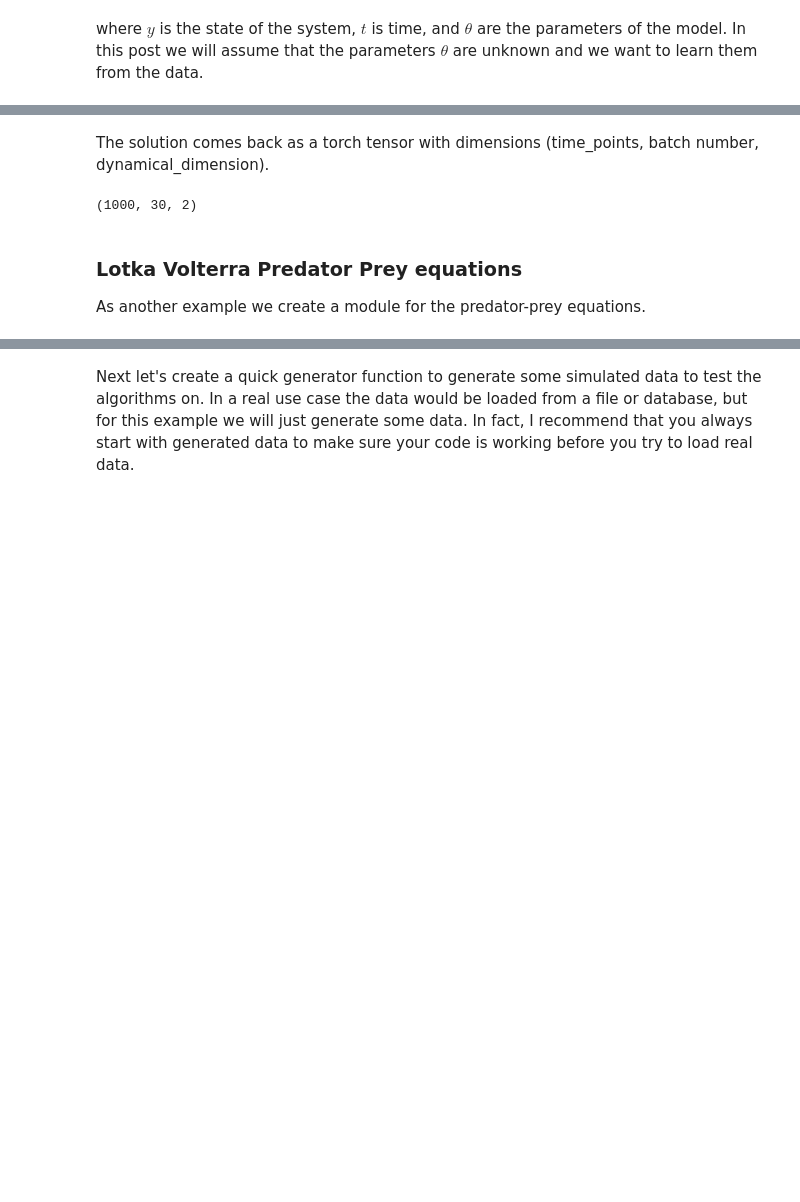
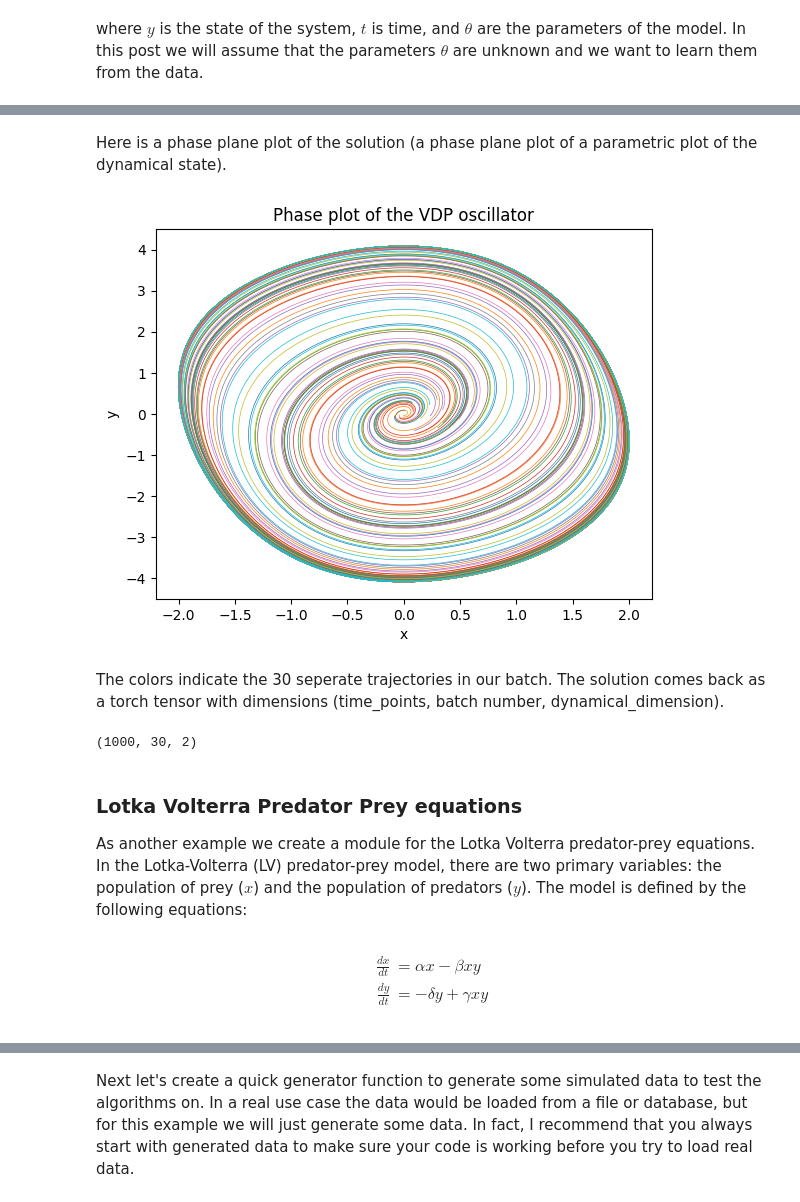
Before and after one commit to khannay/paramfittorchdemo, a Jupyter notebook: nbs/00_training.ipynb, the cells around one changed output, grey strips where cells are left out. Drawn from its saved outputs; the diff is of its cells as text; code cells hidden in the pictures; blank space fills up the shorter version.

```diff
--- a/nbs/00_training.ipynb
+++ b/nbs/00_training.ipynb
@@ -118,5 +172,15 @@ plt.ylabel("y");
+# %% [markdown]
+Here is a phase plane plot of the solution (a phase plane plot of a parametric plot of the dynamical state).
+# %%
+# Check the solution
+plt.plot(sol[:,:,0], sol[:,:,1], lw=0.5);
+plt.title("Phase plot of the VDP oscillator");
+plt.xlabel("x");
+plt.ylabel("y");
+# %% [output]
+[figure, added]
 # %% [markdown]
-The solution comes back as a torch tensor with dimensions (time_points, batch number, dynamical_dimension).
+The colors indicate the 30 seperate trajectories in our batch. The solution comes back as a torch tensor with dimensions (time_points, batch number, dynamical_dimension).
 # %%
 sol.shape
 # %% [output]
@@ -124,4 +188,9 @@ sol.shape
 # %% [markdown]
 ### Lotka Volterra Predator Prey equations
 
-As another example we create a module for the predator-prey equations.
+As another example we create a module for the Lotka Volterra predator-prey equations. In the Lotka-Volterra (LV) predator-prey model, there are two primary variables: the population of prey ($x$) and the population of predators ($y$). The model is defined by the following equations:
+# %% [markdown]
+$$\begin{align}
+\frac{dx}{dt} &= \alpha x - \beta xy \\
+\frac{dy}{dt} &= -\delta y + \gamma xy \\
+\end{align}$$
```
Also changed, not shown: parts of 84 cells of this notebook, 8 other files.
